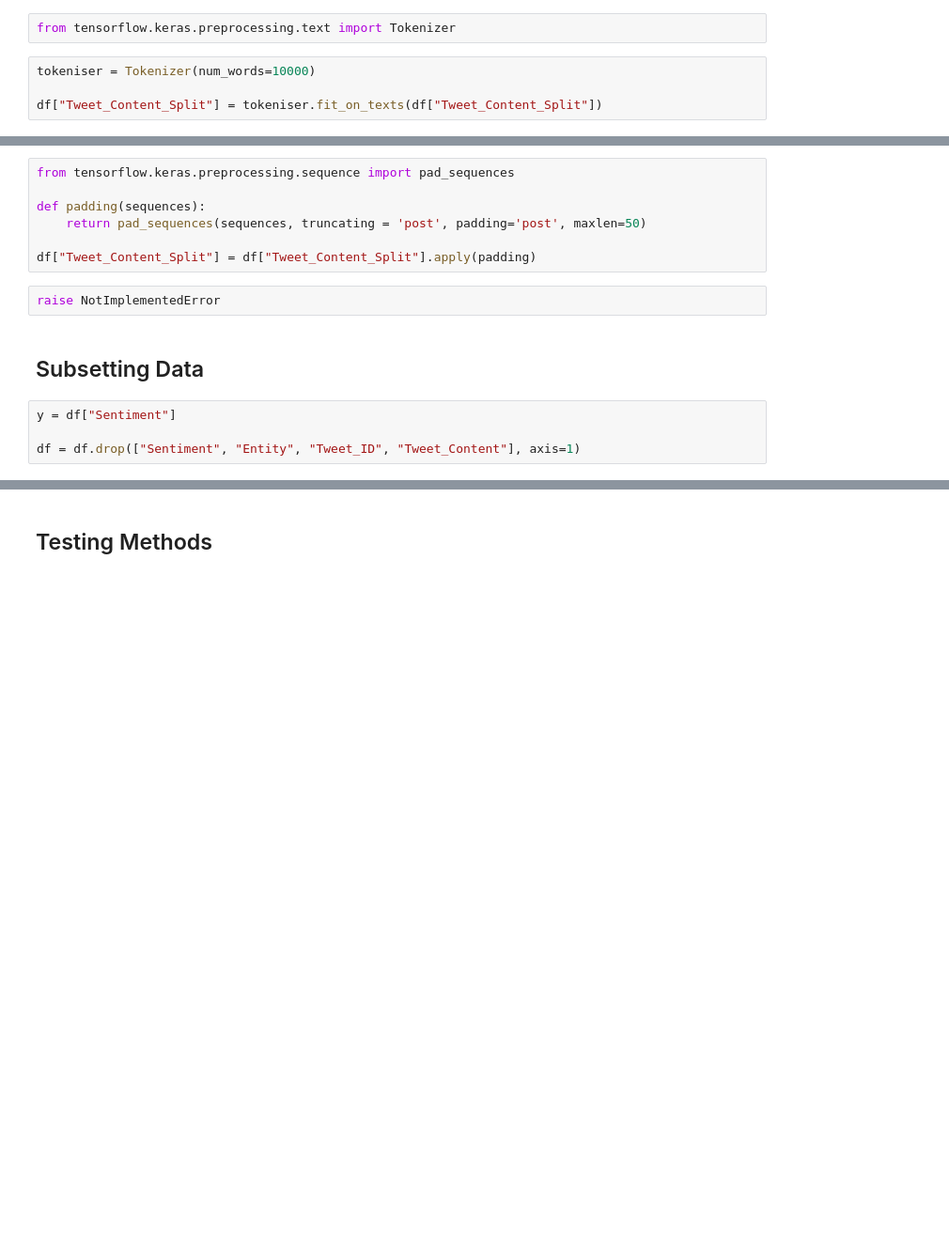
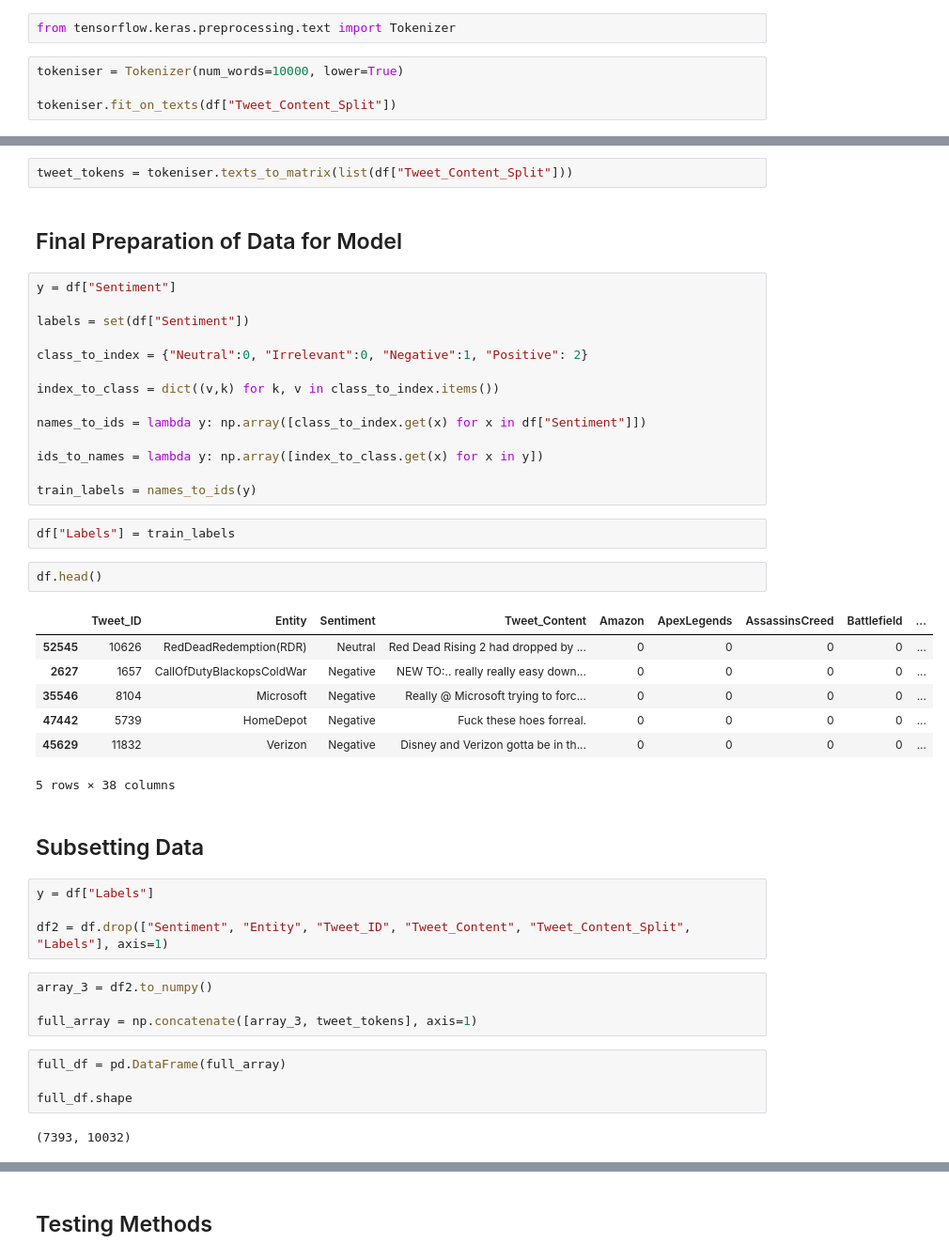
Before and after one commit to Cameron-Watts/Twitter_Sentiment_Analysis, a Jupyter notebook: notebooks/1.2 Twitter Sentiment Analysis - NLP.ipynb, the cells around one changed output, grey strips where cells are left out. Shown: that part at 94% size. Cells and saved outputs as stored; diff of their text form; blank space fills up the shorter version.

Commit message:
Keras Attempt 1 (Not yet ran)

```diff
--- a/notebooks/1.2 Twitter Sentiment Analysis - NLP.ipynb
+++ b/notebooks/1.2 Twitter Sentiment Analysis - NLP.ipynb
@@ -152,6 +148,6 @@ df["Tweet_Content_Split"][0]
 # %%
 from tensorflow.keras.preprocessing.text import Tokenizer
 # %%
-tokeniser = Tokenizer(num_words=10000)
+tokeniser = Tokenizer(num_words=10000, lower=True)
 
-df["Tweet_Content_Split"] = tokeniser.fit_on_texts(df["Tweet_Content_Split"])
+tokeniser.fit_on_texts(df["Tweet_Content_Split"])
@@ -160,16 +154,47 @@ df["Tweet_Content_Split"] = tokeniser.fit_on_texts(df["Tweet_Content_Split"])
-# %%
-from tensorflow.keras.preprocessing.sequence import pad_sequences
-
-def padding(sequences):
-    return pad_sequences(sequences, truncating = 'post', padding='post', maxlen=50)
-
-df["Tweet_Content_Split"] = df["Tweet_Content_Split"].apply(padding)
-# %%
-raise NotImplementedError
+# %%
+tweet_tokens = tokeniser.texts_to_matrix(list(df["Tweet_Content_Split"]))
+# %% [markdown]
+## Final Preparation of Data for Model
+# %%
+y = df["Sentiment"]
+
+labels = set(df["Sentiment"])
+
+class_to_index = {"Neutral":0, "Irrelevant":0, "Negative":1, "Positive": 2}
+
+index_to_class = dict((v,k) for k, v in class_to_index.items())
+
+names_to_ids = lambda y: np.array([class_to_index.get(x) for x in df["Sentiment"]])
+
+ids_to_names = lambda y: np.array([index_to_class.get(x) for x in y])
+
+train_labels = names_to_ids(y)
+# %%
+df["Labels"] = train_labels
+# %%
+df.head()
+# %% [output]
+|  | Tweet_ID | Entity | Sentiment | Tweet_Content | Amazon | ApexLegends | AssassinsCreed | Battlefield | ... |
+| 52545 | 10626 | RedDeadRedemption(RDR) | Neutral | Red Dead Rising 2 had dropped by ... | 0 | 0 | 0 | 0 | ... |
+| 2627 | 1657 | CallOfDutyBlackopsColdWar | Negative | NEW TO:.. really really easy down... | 0 | 0 | 0 | 0 | ... |
+| 35546 | 8104 | Microsoft | Negative | Really @ Microsoft trying to forc... | 0 | 0 | 0 | 0 | ... |
+| 47442 | 5739 | HomeDepot | Negative | Fuck these hoes forreal. | 0 | 0 | 0 | 0 | ... |
+| 45629 | 11832 | Verizon | Negative | Disney and Verizon gotta be in th... | 0 | 0 | 0 | 0 | ... |
+5 rows × 38 columns
 # %% [markdown]
 ## Subsetting Data
 # %%
-y = df["Sentiment"]
+y = df["Labels"]
 
-df = df.drop(["Sentiment", "Entity", "Tweet_ID", "Tweet_Content"], axis=1)
+df2 = df.drop(["Sentiment", "Entity", "Tweet_ID", "Tweet_Content", "Tweet_Content_Split", "Labels"], axis=1)
+# %%
+array_3 = df2.to_numpy()
+
+full_array = np.concatenate([array_3, tweet_tokens], axis=1)
+# %%
+full_df = pd.DataFrame(full_array)
+
+full_df.shape
+# %% [output]
+(7393, 10032)
 # %%
```
Also changed, not shown: parts of 32 cells of this notebook.
